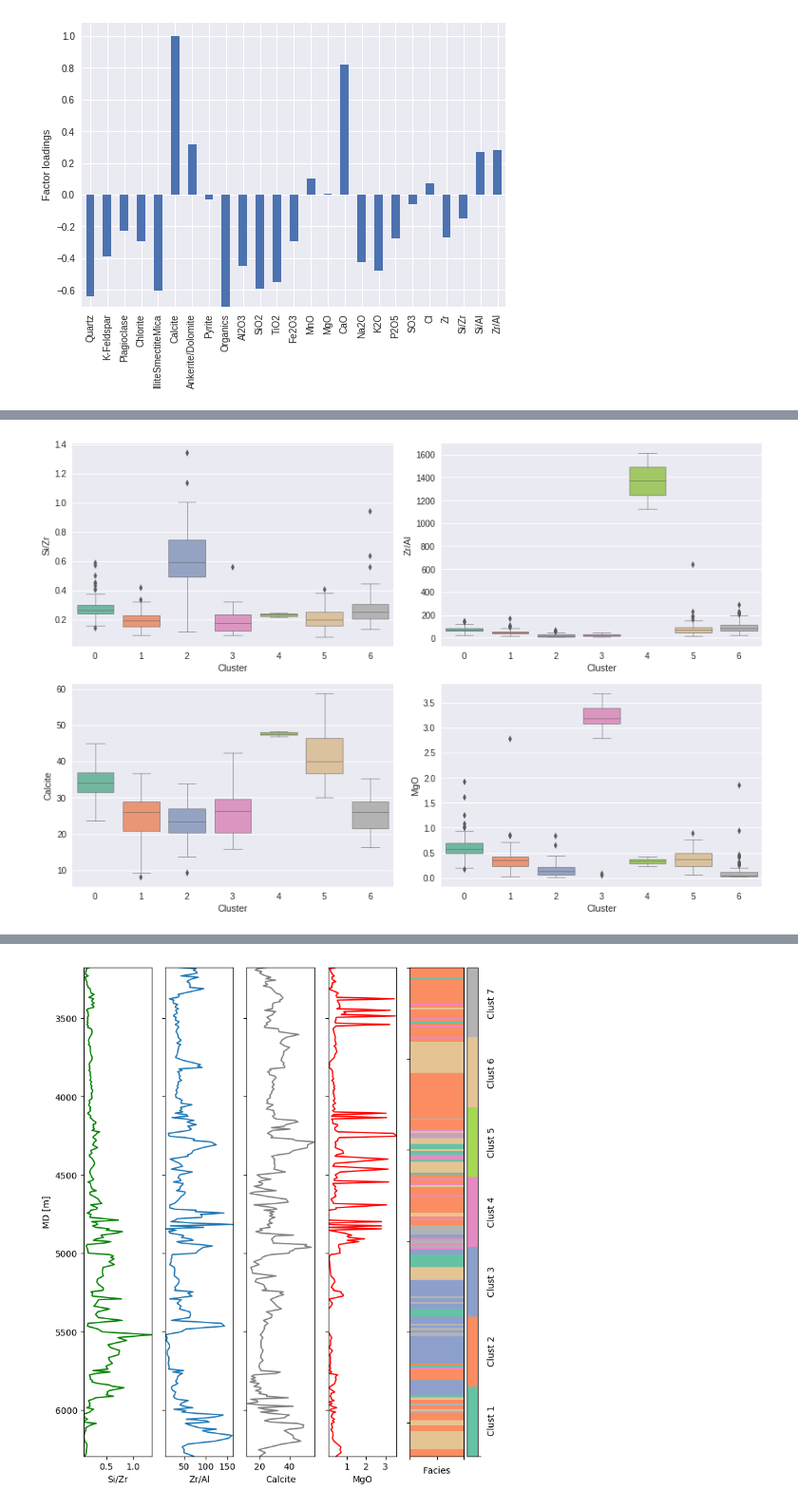
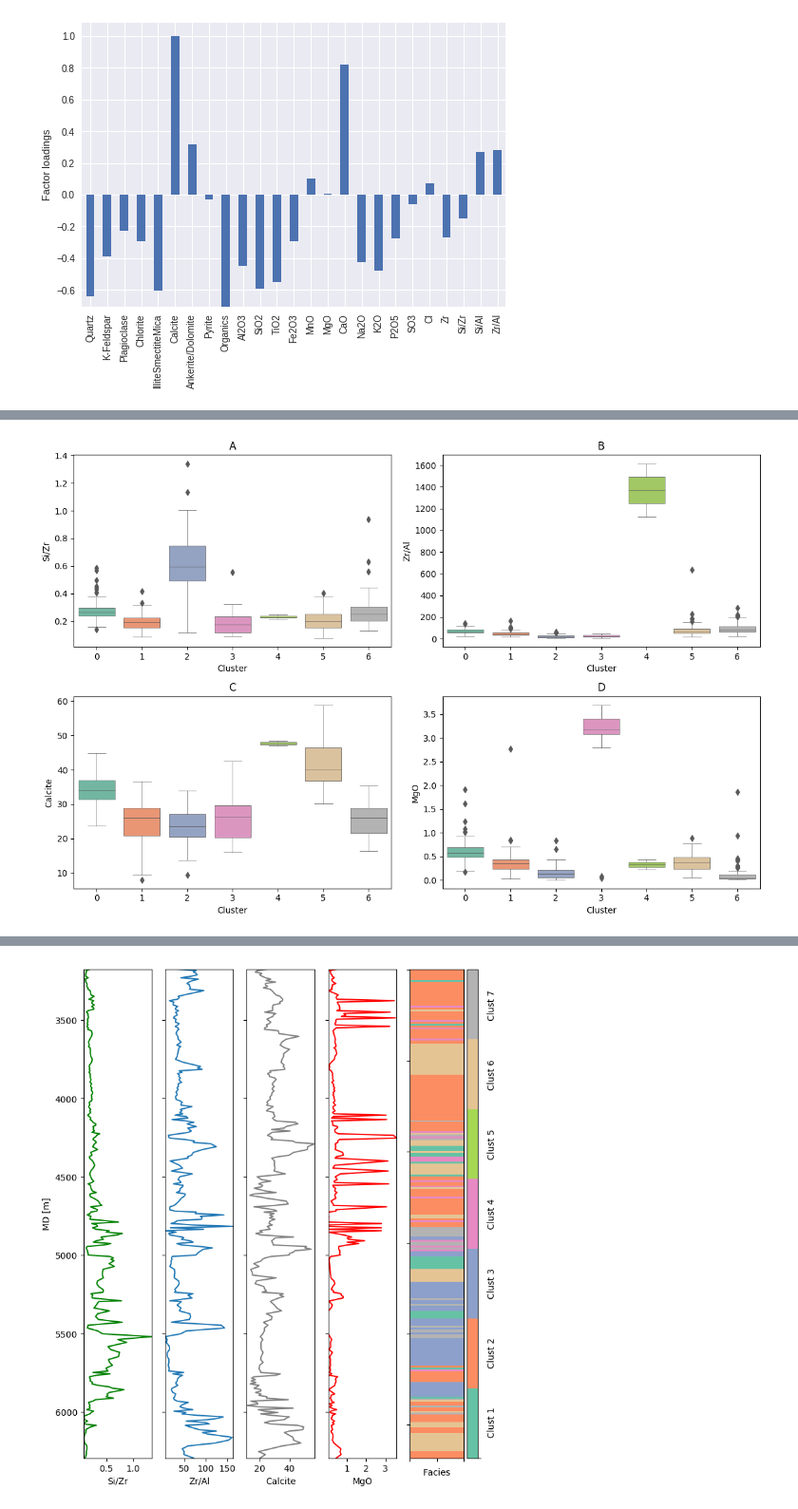
Before and after one commit to brendonhall/tutorials, a Jupyter notebook: geochem_facies/CSEG Article.ipynb, the cells around one changed output, grey strips where cells are left out. Shown: that part at 95% size. Drawn from its saved outputs; the diff is of its cells as text; code cells hidden in the pictures.

```diff
--- a/geochem_facies/CSEG Article.ipynb
+++ b/geochem_facies/CSEG Article.ipynb
@@ -155,4 +169,7 @@ The kmeans(http://scikit-learn.org/stable/modules/generated/sklearn.cluster.KMea
 # %%
-kmeans = KMeans(n_clusters=7, random_state=0).fit(factor_data)
+kmeans = KMeans(n_clusters=7, random_state=0)
+kmeans.fit(factor_data)
+
+# add the cluster ids to the dataset
 factor_df['Cluster'] = kmeans.labels_
 geochem_df['Cluster'] = factor_df['Cluster']
@@ -165,26 +182,28 @@ Explain the box plot
 # %%
-#get this down to 4 plots
-# facies_colors = ['#DA9F8A', '#E48C50','#8E8E68','#88A64C',
-#        '#5FBBB1','#00A7CB', '#3974AA']
+# set some colors for the different facies
+facies_colors = sns.color_palette("Set2", 8)
+# let's not use the yellow
+del facies_colors[5]
 
-facies_colors = sns.color_palette("Set2", 8)
-del facies_colors[5]
+# simple command for one plot
+# sns.boxplot(x='Cluster', y='Si/Zr', linewidth=0.5,
+#             data=geochem_df)
 
 fig, ax = plt.subplots(2,2, figsize=(12,8))
 sns.boxplot(x='Cluster', y='Si/Zr', linewidth=0.5,
             data=geochem_df, ax=ax[0,0],
-            palette=facies_colors)
+            palette=facies_colors).set_title("A")
 sns.boxplot(x='Cluster', y='Zr/Al', linewidth=0.5,
             data=geochem_df, ax=ax[0,1],
-            palette=facies_colors)
+            palette=facies_colors).set_title("B")
 sns.boxplot(x='Cluster', y='Calcite', linewidth=0.5,
             data=geochem_df, ax=ax[1,0],
-            palette=facies_colors)
+            palette=facies_colors).set_title("C")
 sns.boxplot(x='Cluster', y='MgO', linewidth=0.5,
             data=geochem_df, ax=ax[1,1],
-            palette=facies_colors)
+            palette=facies_colors).set_title("D")
 
 plt.tight_layout()
-fig.savefig('images/3_Cluster_fingerprint.png', dpi=300, bbox_inches='tight')
+fig.savefig('images/4_Cluster_fingerprint.png', dpi=300, bbox_inches='tight')
 # %% [output]
-[figure, old version]
+[figure, new version]
```
Also changed, not shown: parts of 19 cells of this notebook.
